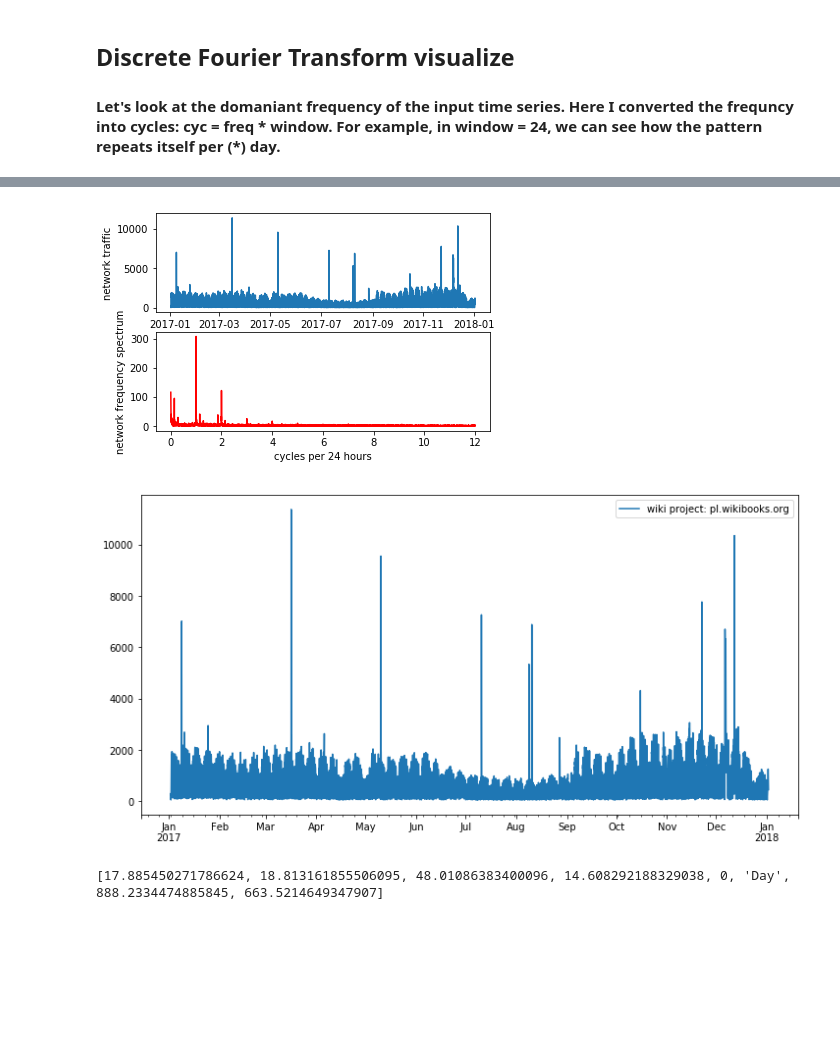
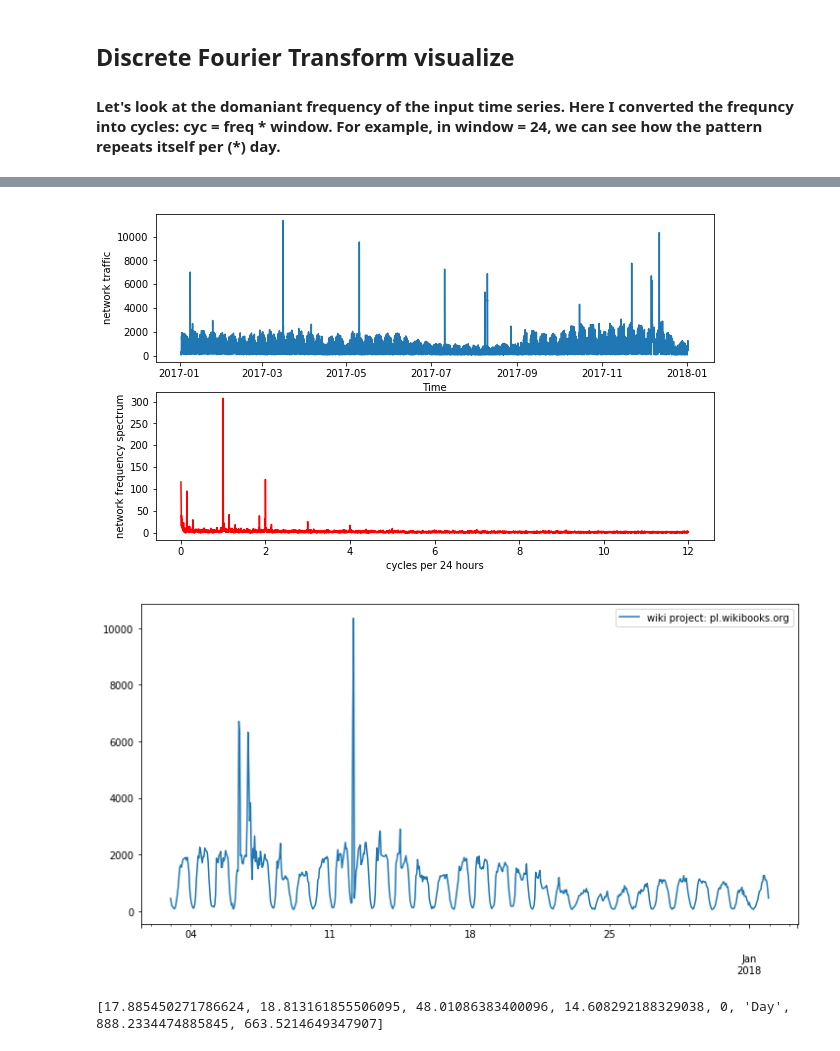
Before and after one commit to amigniox/robust_forecasting, a Jupyter notebook: notebooks/04-wiki-data-stats.ipynb, the cells around one changed output, grey strips where cells are left out. Saved outputs shown, nothing was run; the diff lists cells and outputs as text; code cells hidden in the pictures; blank space fills up the shorter version.

```diff
--- a/notebooks/04-wiki-data-stats.ipynb
+++ b/notebooks/04-wiki-data-stats.ipynb
@@ -136,13 +137,13 @@ def discrete_ft(x,window):
     T = n/Fs
     frq = k/T # two sides frequency range
 
-    # we only keep the positive frequency up to the Nyquist = 2*Fs
+    # we only keep the positive frequency up to the Nyquist = 1/2*Fs
     cycle = frq[range(1,int(n/2))] * window # one side frequency range
 
     Y = np.fft.fft(y)/n # fft computing and normalization
     Y = Y[range(1, int(n/2))] # again, spectrum corrresponding to the positive half
 
-    fig, ax = plt.subplots(2, 1)
+    fig, ax = plt.subplots(2, 1, figsize = (10,6))
     ax[0].plot(x)
     ax[0].set_xlabel('Time')
     ax[0].set_ylabel('network traffic')
@@ -248,15 +261,15 @@ print(report)
 # %%
 pick = 547
 discrete_ft(time_series_wiki[pick][-year:],day)
 report = characterize_ts(time_series_wiki[pick][-year:],day)
 plt.figure(figsize=(12, 6))
-time_series_wiki[pick][-year:].plot(label='wiki project: ' + wp_list[pick])
+time_series_wiki[pick][-month:].plot(label='wiki project: ' + wp_list[pick])
 plt.legend()
 plt.show()
 print(report)
 # %% [output]
-[figure, old version]
+[figure, new version]
-[figure, old version]
+[figure, new version]
 [17.885450271786624, 18.813161855506095, 48.01086383400096, 14.608292188329038, 0, 'Day', 888.2334474885845, 663.5214649347907]
 # %%
 pick = 465
```
Also changed, not shown: parts of 8 cells of this notebook, 11 other files.
